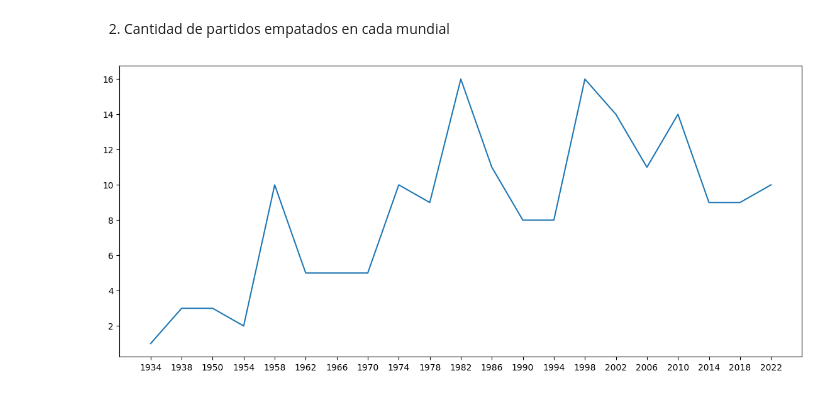
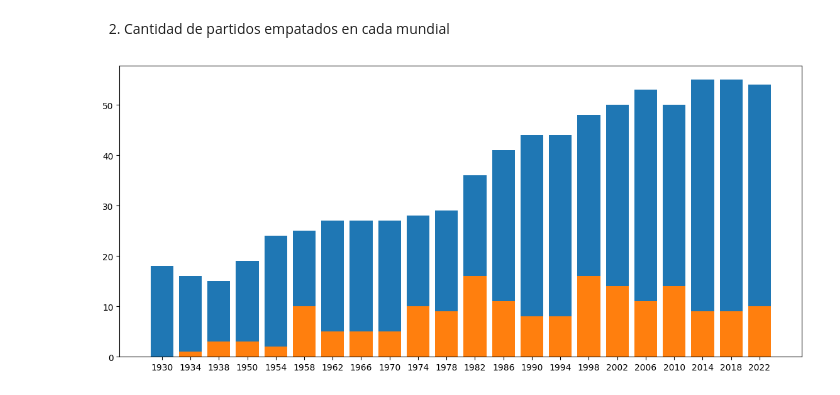
Before and after one commit to LuisST-2000/Extraccion-de-Data, a Jupyter notebook: Data_Football.ipynb, the cells around one changed output. Saved outputs shown, nothing was run; the diff lists cells and outputs as text; code cells hidden in the pictures.

```diff
--- a/Data_Football.ipynb
+++ b/Data_Football.ipynb
@@ -218,12 +214,16 @@ merged_df
 # %% [markdown]
 2. Cantidad de partidos empatados en cada mundial
 # %%
-md = merged_df['date_year'].where(merged_df.winner == 'Draw').value_counts().sort_index()
-x = md.index
-y = md.values
+matchs_draw = merged_df['date_year'].where(merged_df.winner == 'Draw').value_counts().sort_index()
+matchs_without_draw = merged_df.date_year.where(merged_df.winner != 'Draw').value_counts().sort_index()
+x = matchs_draw.index
+y = matchs_draw.values
+x1 = matchs_without_draw.index
+y1 = matchs_without_draw.values
 plt.figure(figsize = (14,6))
-plt.plot(x,y)
+plt.bar(x1,y1)
+plt.bar(x,y)
 plt.show()
-#Se puede concluir que el mundial de 1930 no hubo ningún partido empatado
+#El mundial de 1930 no hubo ningún partido empatado
 # %% [output]
-[figure, old version]
+[figure, new version]
```
Also changed, not shown: parts of 11 cells of this notebook.
